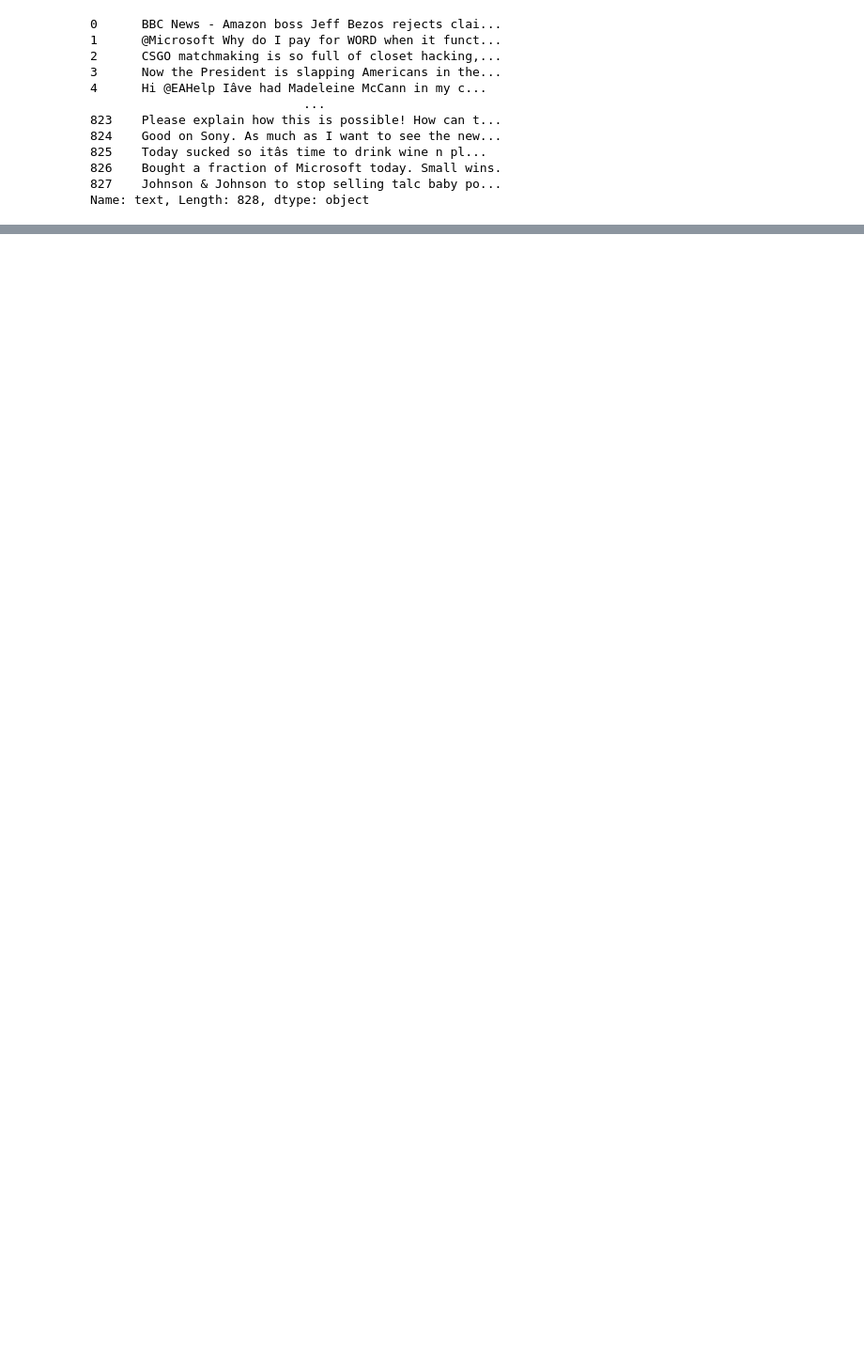
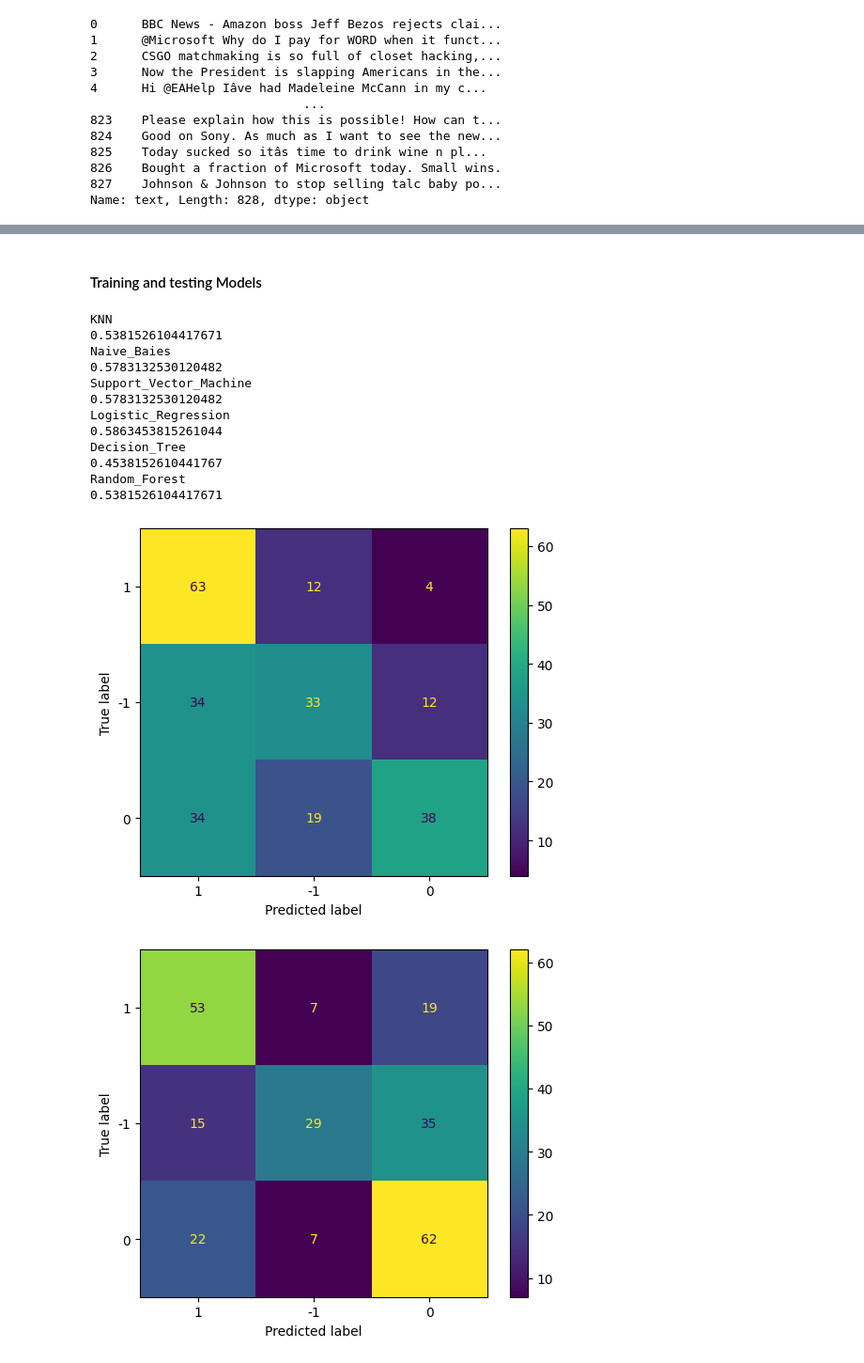
Before and after one commit to JoeVA2020/DS_OCT_ML, a Jupyter notebook: NLP/validation.ipynb, the cells around one changed output, grey strips where cells are left out. Shown at 94% size. Saved outputs shown, nothing was run; the diff lists cells and outputs as text; code cells hidden in the pictures; blank space fills up the shorter version.

```diff
--- a/NLP/validation.ipynb
+++ b/NLP/validation.ipynb
@@ -200,6 +288,7 @@ print(tokens)
 # %%
+# stopwords
 from nltk.corpus import stopwords
 sw=stopwords.words('english')
-remove_sw=[i for i in token if i not in sw]
-remove_sw
+tweets=tweets.apply(lambda x:[i for i in tk.tokenize(x) if i not in sw]).apply(lambda x:' '.join(x))
+tweets
 # %% [output]
@@ -264,0 +307,7 @@ lemed
+# %%
+# Vectorization
+
+from sklearn.feature_extraction.text import TfidfVectorizer
+vec=TfidfVectorizer()
+data=vec.fit_transform(tweets)
+data
@@ -264,0 +337,3 @@ lemed
+# %%
+y=df['target'].values
+y
@@ -264,0 +358,4 @@ lemed
+# %%
+from sklearn.model_selection import train_test_split
+x_train,x_test,y_train,y_test=train_test_split(data,y,test_size=0.30,random_state=42)
+y_train
@@ -264,0 +380,48 @@ lemed
+# %% [markdown]
+#### Training and testing Models
+# %%
+from sklearn.neighbors import KNeighborsClassifier
+from sklearn.naive_bayes import BernoulliNB
+from sklearn.svm import SVC
+from sklearn.linear_model import LogisticRegression
+from sklearn.tree import DecisionTreeClassifier
+from sklearn.ensemble import RandomForestClassifier
+
+
+knn=KNeighborsClassifier(n_neighbors=11)
+nb=BernoulliNB()
+svc=SVC()
+lr=LogisticRegression()
+dtc=DecisionTreeClassifier()
+rfc=RandomForestClassifier()
+Models=['KNN','Naive_Baies','Support_Vector_Machine','Logistic_Regression','Decision_Tree','Random_Forest']
+model_lst=[knn,nb,svc,lr,dtc,rfc]
+
+from sklearn.metrics import accuracy_score,precision_score,recall_score,f1_score,classification_report,confusion_matrix,ConfusionMatrixDisplay
+
+
+
+for i in range (len(model_lst)):
+    print(Models[i])
+    model=model_lst[i]
+    model.fit(x_train,y_train)
+    y_pred=model.predict(x_test)
+    print(accuracy_score(y_test,y_pred))
+    cm=confusion_matrix(y_test,y_pred)
+    cmd=ConfusionMatrixDisplay(cm,display_labels=['1','-1','0'])
+    cmd.plot()
+# %% [output]
+KNN
+0.5381526104417671
+Naive_Baies
+0.5783132530120482
+Support_Vector_Machine
+0.5783132530120482
+Logistic_Regression
+0.5863453815261044
+Decision_Tree
+0.4538152610441767
+Random_Forest
+0.5381526104417671
+[figure, added]
+[figure, added]
```
Also changed, not shown: parts of 19 cells of this notebook.
